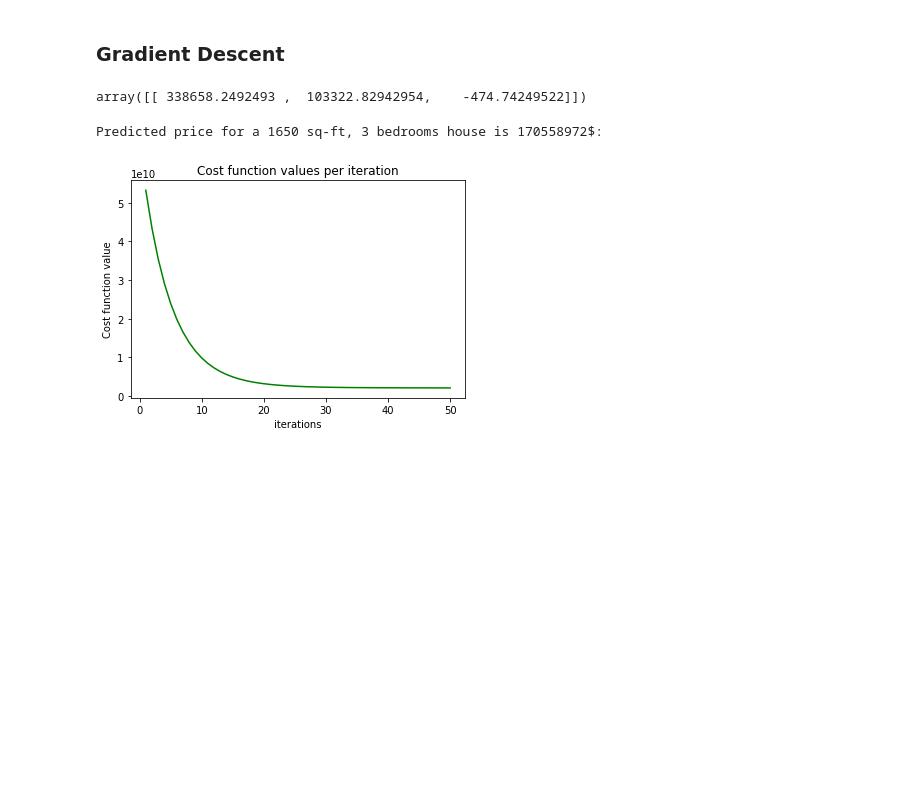
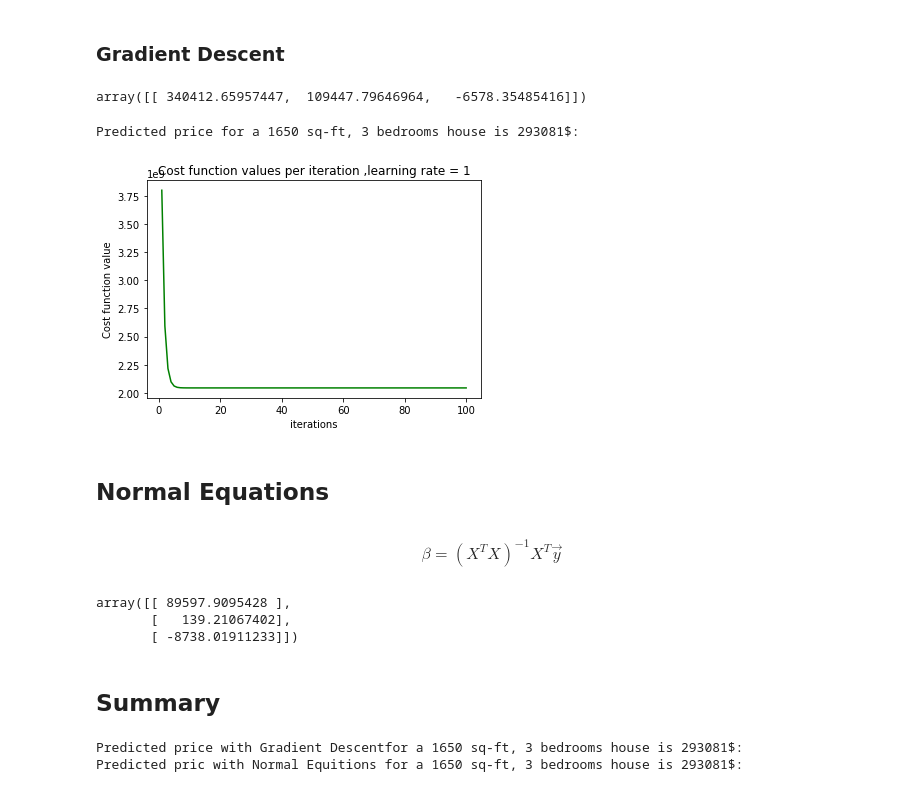
Before and after one commit to ukatz/Machine_learning_coursera, a Jupyter notebook: ML_coursera_ex1.ipynb, the cells around one changed output. Drawn from its saved outputs; the diff is of its cells as text; code cells hidden in the pictures; blank space fills up the shorter version.

```diff
--- a/ML_coursera_ex1.ipynb
+++ b/ML_coursera_ex1.ipynb
@@ -135,25 +134,45 @@ NormX,mu,sigma = featureNormalize(X)
 NormX= np.c_[np.ones(NormX.shape[0]),NormX]
 X = np.c_[np.ones(X.shape[0]),X]
 theta = np.zeros(shape=(1,3)) #initialize fitting parameters
-iterations = 50
-alpha = 0.1
+iterations = 100
+alpha = 1
 theta,J_history,theta_vals = gradientDescent(NormX, y, theta, alpha, iterations)
 # %%
 theta
 # %% [output]
-array([[ 338658.2492493 ,  103322.82942954,    -474.74249522]])
+array([[ 340412.65957447,  109447.79646964,   -6578.35485416]])
 # %%
 #prediction for  1650 sq feet with 3 rooms
 size = 1650;room=3
-prediction3 = np.c_[1 ,(size-mu[0]/sigma[0]) ,(room-mu[1]/sigma[1])].dot(theta.T)
+prediction3 = np.c_[1,((size-mu[0])/sigma[0]) ,((room-mu[1])/sigma[1])].dot(theta.T)
 print('Predicted price for a %s sq-ft, %s bedrooms house is %s$: '%(size,room,int(prediction3)))
 # %% [output]
-Predicted price for a 1650 sq-ft, 3 bedrooms house is 170558972$:
+Predicted price for a 1650 sq-ft, 3 bedrooms house is 293081$:
 # %%
 plt.plot(np.array(range(1,iterations+1)),J_history,color='green')
 plt.xlabel('iterations')
 plt.ylabel('Cost function value')
-plt.title('Cost function values per iteration')
+plt.title('Cost function values per iteration ,learning rate = 1')
 plt.show()
 # %% [output]
-[figure, old version]
+[figure, new version]
+# %% [markdown]
+## Normal Equations
+# %% [markdown]
+$$ \beta = (X^{T}X)^{-1} X^T\vec{y} $$
+# %%
+beta =(np.linalg.inv(X.T.dot(X)).dot(X.T)).dot(y)
+prediction4 = np.c_[1 ,size,room].dot(beta)
+beta
+# %% [output]
+array([[ 89597.9095428 ],
+       [   139.21067402],
+       [ -8738.01911233]])
+# %% [markdown]
+##  Summary
+# %%
+print('Predicted price with Gradient Descentfor a %s sq-ft, %s bedrooms house is %s$: '%(size,room,int(prediction3)))
+print('Predicted pric with Normal Equitions for a %s sq-ft, %s bedrooms house is %s$: '%(size,room,int(prediction4)))
+# %% [output]
+Predicted price with Gradient Descentfor a 1650 sq-ft, 3 bedrooms house is 293081$:
+Predicted pric with Normal Equitions for a 1650 sq-ft, 3 bedrooms house is 293081$:
```
Also changed, not shown: parts of 2 cells of this notebook.
